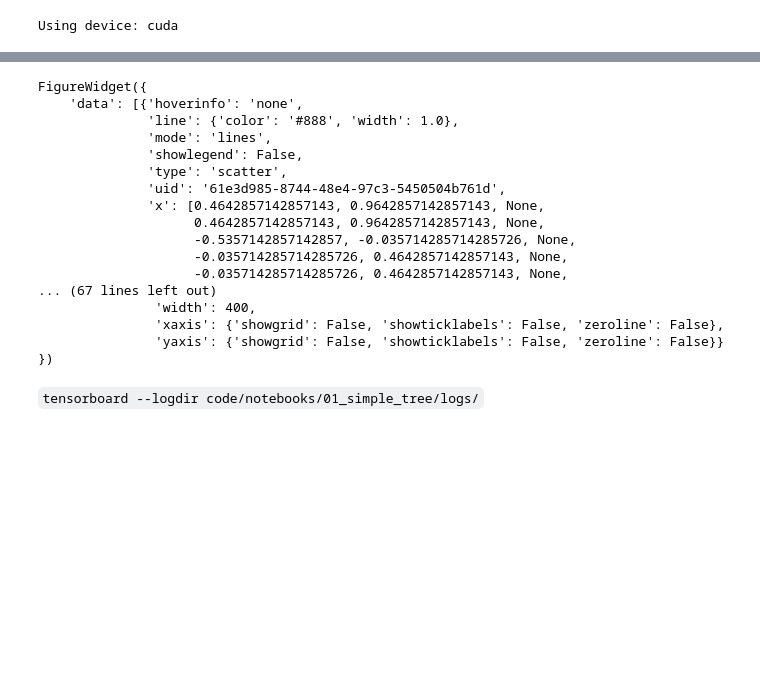
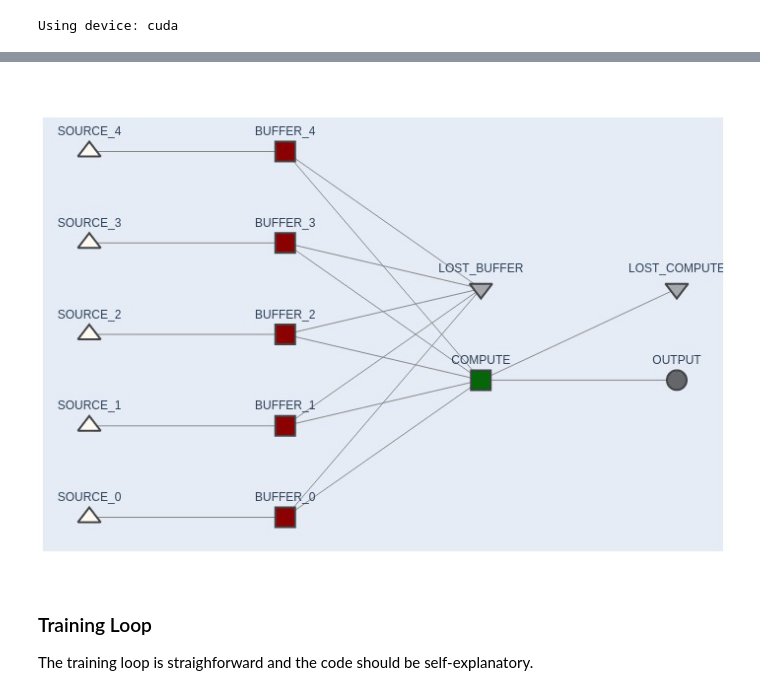
Before and after one commit to dave-mau/scheduling, a Jupyter notebook: code/notebooks/01_simple_tree/01_simple_tree.ipynb, the cells around one changed output, grey strips where cells are left out. Drawn from its saved outputs; the diff is of its cells as text; code cells hidden in the pictures; blank space fills up the shorter version.

```diff
--- a/code/notebooks/01_simple_tree/01_simple_tree.ipynb
+++ b/code/notebooks/01_simple_tree/01_simple_tree.ipynb
@@ -11,7 +11,10 @@ sys.path.insert(0, str(pathlib.Path("../..").absolute()))
 from environment import TreeEnv
 from analysis import DataLogger, SystemMetrics, LearningMetrics, plot_system_metrics, plot_train_metrics
 from computation_sim.system import SystemDrawer, GifCreator
+from computation_sim.time import FixedDuration, GaussianTimeSampler, GammaDistributionSampler
 from agents.q_agent import DQNActor
+import numpy as np
+import matplotlib.pyplot as plt
 
 
 DEVICE = torch.device("cuda" if torch.cuda.is_available() else "cpu")
@@ -19,7 +22,8 @@ MODEL_PATH = pathlib.Path("models")
 MODEL_PATH.mkdir(exist_ok=True)
 LOG_PATH = pathlib.Path("logs")
 LOG_PATH.mkdir(exist_ok=True)
-MODEL_NAME = "model_0"
+IMG_PATH = pathlib.Path("images")
+IMG_PATH.mkdir(exist_ok=True)
 print(f"Using device: {DEVICE}")
 # %% [output]
 Using device: cuda
@@ -25,0 +120,6 @@ Using device: cuda
+# %%
+agent = DQNActor(
+    num_states=env.observation_space.shape[0],
+    num_actions=env.action_space.n,
+    device=DEVICE,
+    **params["agent"])
@@ -26,22 +129,47 @@ Using device: cuda
 # %%
 
-def simulate(env: TreeEnv, num_steps: int, gif_creator: GifCreator):
+def simulate(agent: object, env: TreeEnv, num_steps: int, gif_creator: GifCreator, interactive = False):
     state, _ = env.reset()
     state = torch.tensor(state.data, dtype=torch.float32, device=DEVICE).unsqueeze(0)
     drawer = SystemDrawer()
     drawer.build(env.system.node_graph)
     gif_creator.update(drawer)
+    result = []
 
     # Simulate and capture frames
     for i in range(num_steps):
         action = agent.epsilon_greedy(state)
-        next_state, _, _, _, _= env.step(action)
+        next_state, reward, _, _, info= env.step(action)
         state = torch.tensor(
             next_state.data, dtype=torch.float32, device=DEVICE
         ).unsqueeze(0)
         drawer.update(env.system.node_graph)
 
+        if interactive:
+            clear_output(wait=True)
+            display(drawer.fw)
+            input("<Press Enter to continue>")
+
         gif_creator.update(drawer)
+        result.append(dict(
+            step=i,
+            reward=reward,
+            **info
+        ))
+
+    return result
+# %%
+# Simulate system, create gif, display here
+gif_creator = GifCreator()
+simulate(agent, env, 100, gif_creator=gif_creator, interactive=False)
+gif_creator.save(str(IMG_PATH / "agent_untrained.gif"), fps = 5)
+with open(str(IMG_PATH / 'agent_untrained.gif'),'rb') as f:
+    display(Image(data=f.read(), format='png'))
+# %% [output]
+[figure, added]
+# %% [markdown]
+### Training Loop
+The training loop is straighforward and the code should be self-explanatory.
 # %%
 def train(
     actor: DQNActor,
@@ -108,25 +216,0 @@ params = {
-# %%
-env = TreeEnv(**params["environment"])
-drawer = SystemDrawer()
-drawer.build(env.system.node_graph)
-drawer.fw.update_layout(autosize=True, width=400, height=400)
-clear_output(wait=True)
-display(drawer.fw)
-# %% [output]
-FigureWidget({
-    'data': [{'hoverinfo': 'none',
-              'line': {'color': '#888', 'width': 1.0},
-              'mode': 'lines',
-              'showlegend': False,
-              'type': 'scatter',
-              'uid': '61e3d985-8744-48e4-97c3-5450504b761d',
-              'x': [0.4642857142857143, 0.9642857142857143, None,
-                    0.4642857142857143, 0.9642857142857143, None,
-                    -0.5357142857142857, -0.035714285714285726, None,
-                    -0.035714285714285726, 0.4642857142857143, None,
-                    -0.035714285714285726, 0.4642857142857143, None,
-... (67 lines left out)
-               'width': 400,
-               'xaxis': {'showgrid': False, 'showticklabels': False, 'zeroline': False},
-               'yaxis': {'showgrid': False, 'showticklabels': False, 'zeroline': False}}
-})
@@ -135,2 +216,0 @@ agent = DQNActor(num_states=env.observation_space.shape[0], num_actions=env.acti
-# %% [markdown]
-`tensorboard --logdir code/notebooks/01_simple_tree/logs/`
```
Also changed, not shown: parts of 15 cells of this notebook, 3 other files.
